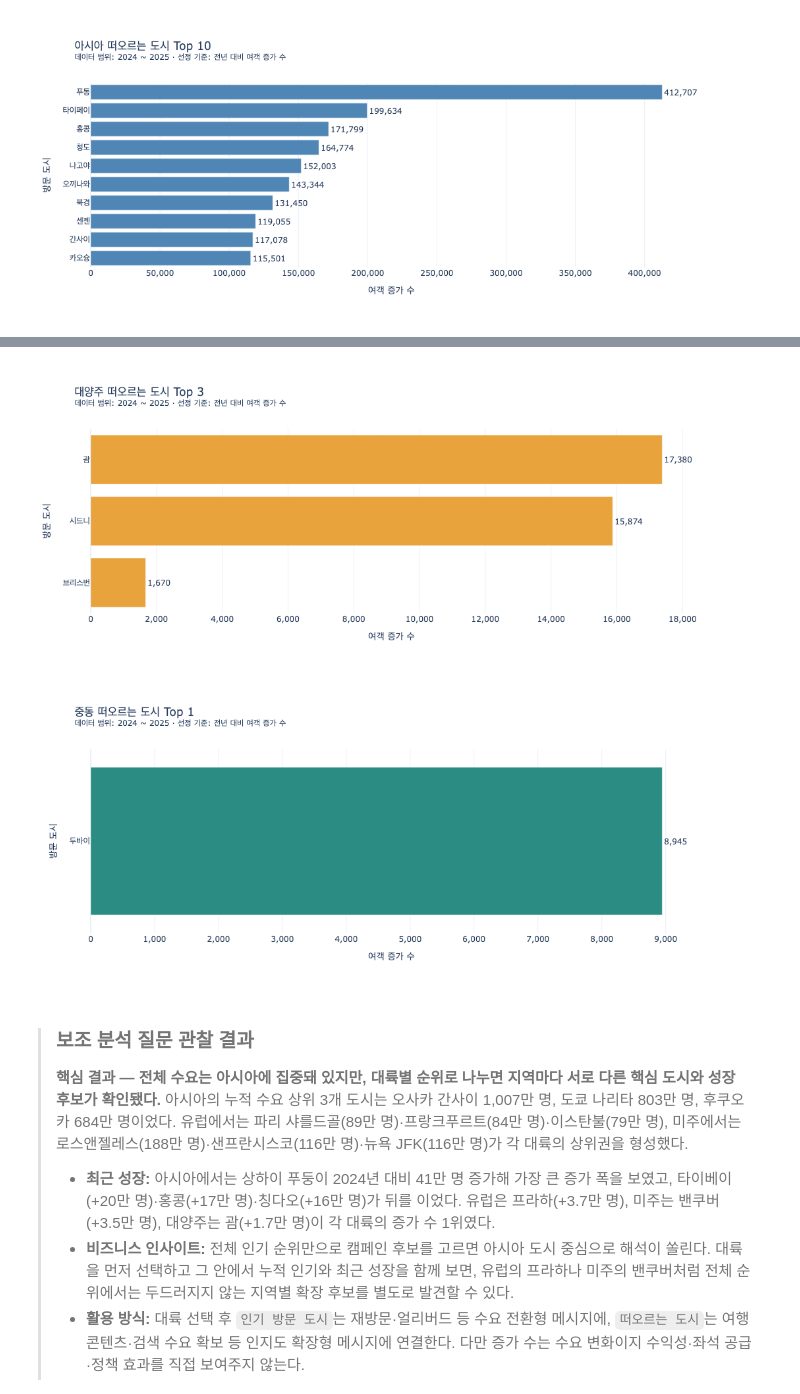
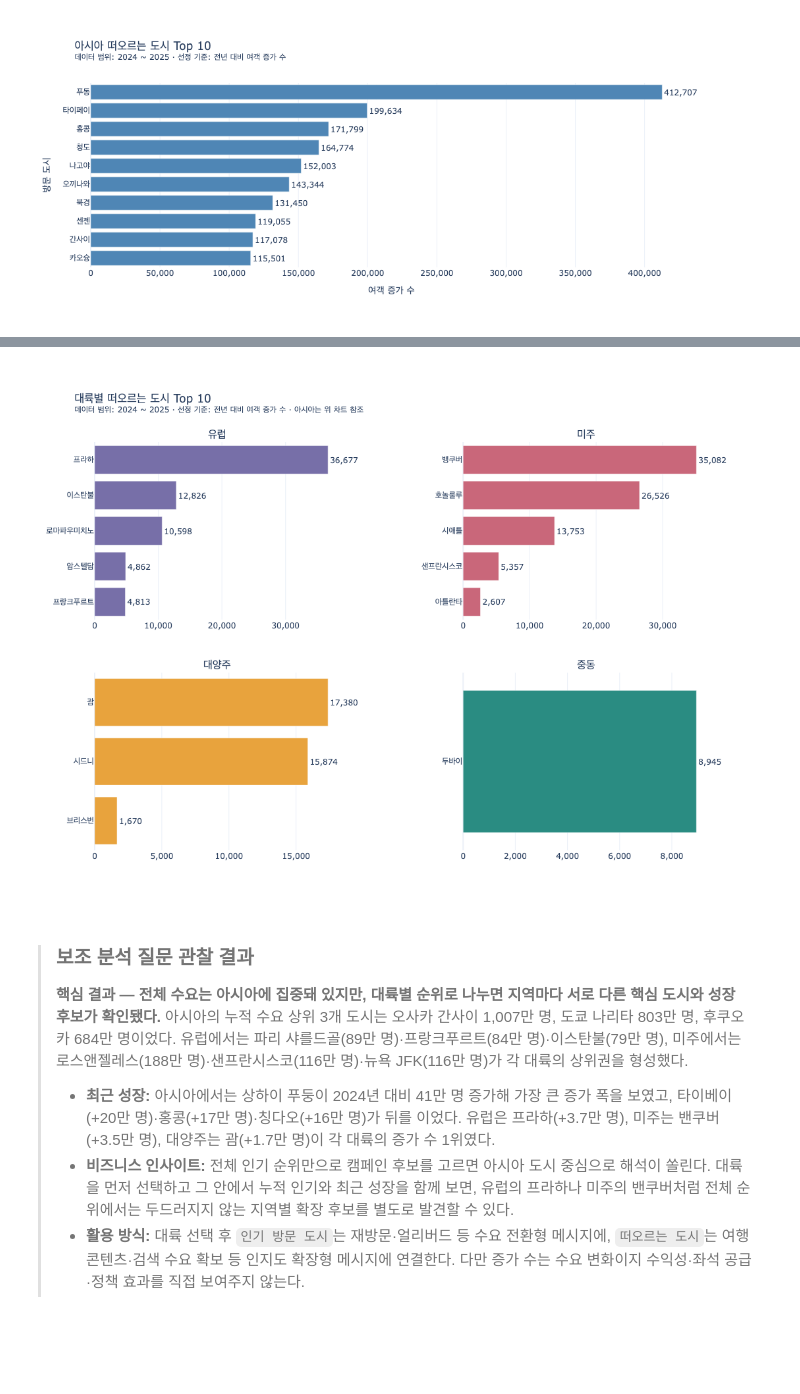
Before and after one commit to kth530/korea_outbound_travel_analysis, a Jupyter notebook: notebooks/04_business_metrics.ipynb, the cells around one changed output, grey strips where cells are left out. Saved outputs shown, nothing was run; the diff lists cells and outputs as text; code cells hidden in the pictures; blank space fills up the shorter version.

```diff
--- a/notebooks/04_business_metrics.ipynb
+++ b/notebooks/04_business_metrics.ipynb
@@ -1058,27 +1034,15 @@ show_continent_destination_chart(
-# %%
-show_continent_destination_chart(
-    continent_growth_top10_df,
-    '대양주',
-    rank_col='대륙 내 성장 순위',
-    value_col='여객 증가 수',
-    analysis_name='떠오르는 도시',
-    period_values=[previous_year, latest_year],
-    note='선정 기준: 전년 대비 여객 증가 수',
-)
-# %% [output]
-[figure, removed]
-# %%
-show_continent_destination_chart(
-    continent_growth_top10_df,
-    '중동',
-    rank_col='대륙 내 성장 순위',
-    value_col='여객 증가 수',
-    analysis_name='떠오르는 도시',
-    period_values=[previous_year, latest_year],
-    note='선정 기준: 전년 대비 여객 증가 수',
-)
-# %% [output]
-[figure, removed]
+# %%
+show_continent_destination_subplots(
+    continent_growth_top10_df,
+    ['유럽', '미주', '대양주', '중동'],
+    rank_col='대륙 내 성장 순위',
+    value_col='여객 증가 수',
+    analysis_name='떠오르는 도시',
+    period_values=[previous_year, latest_year],
+    note='선정 기준: 전년 대비 여객 증가 수 · 아시아는 위 차트 참조',
+)
+# %% [output]
+[figure, added]
 # %% [markdown]
 > ### 보조 분석 질문 관찰 결과
 >
```
Also changed, not shown: parts of 13 cells of this notebook, 5 other files.
